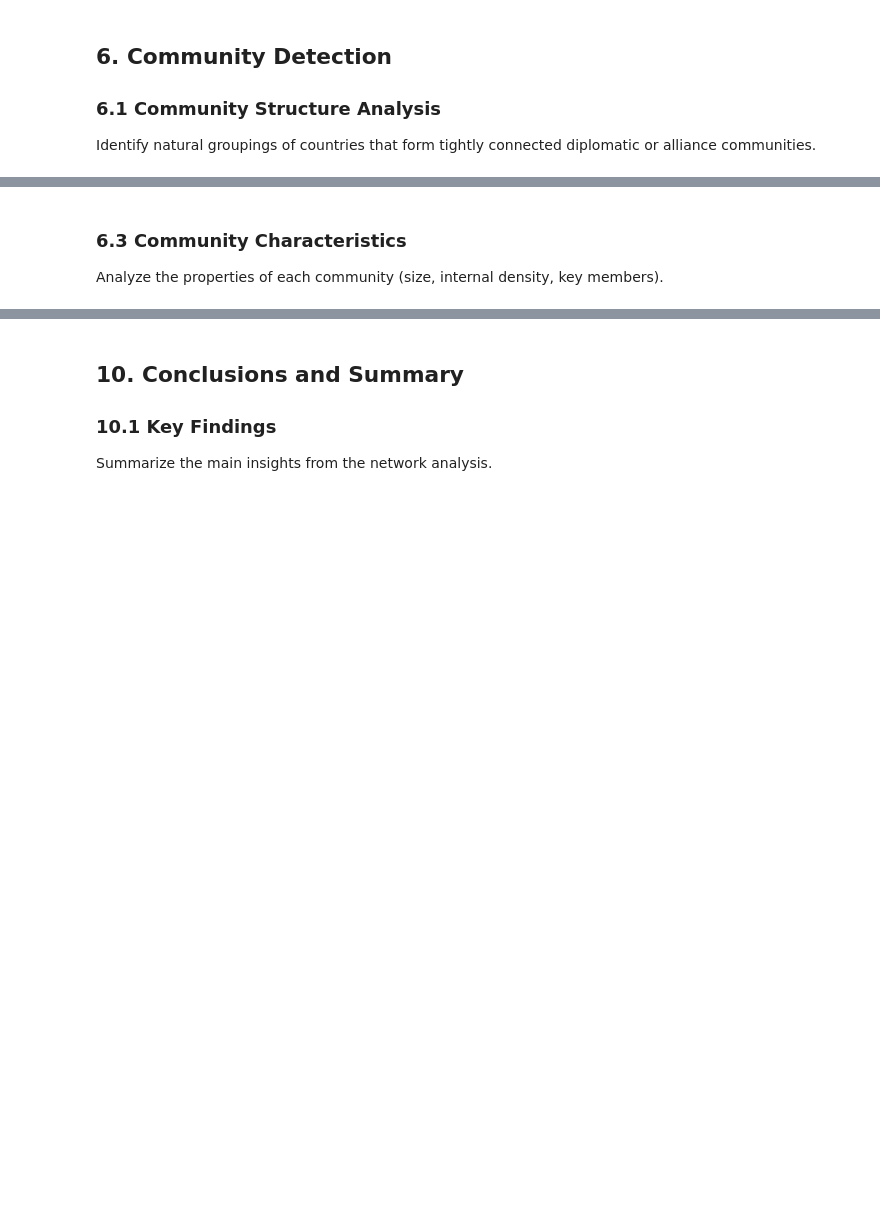
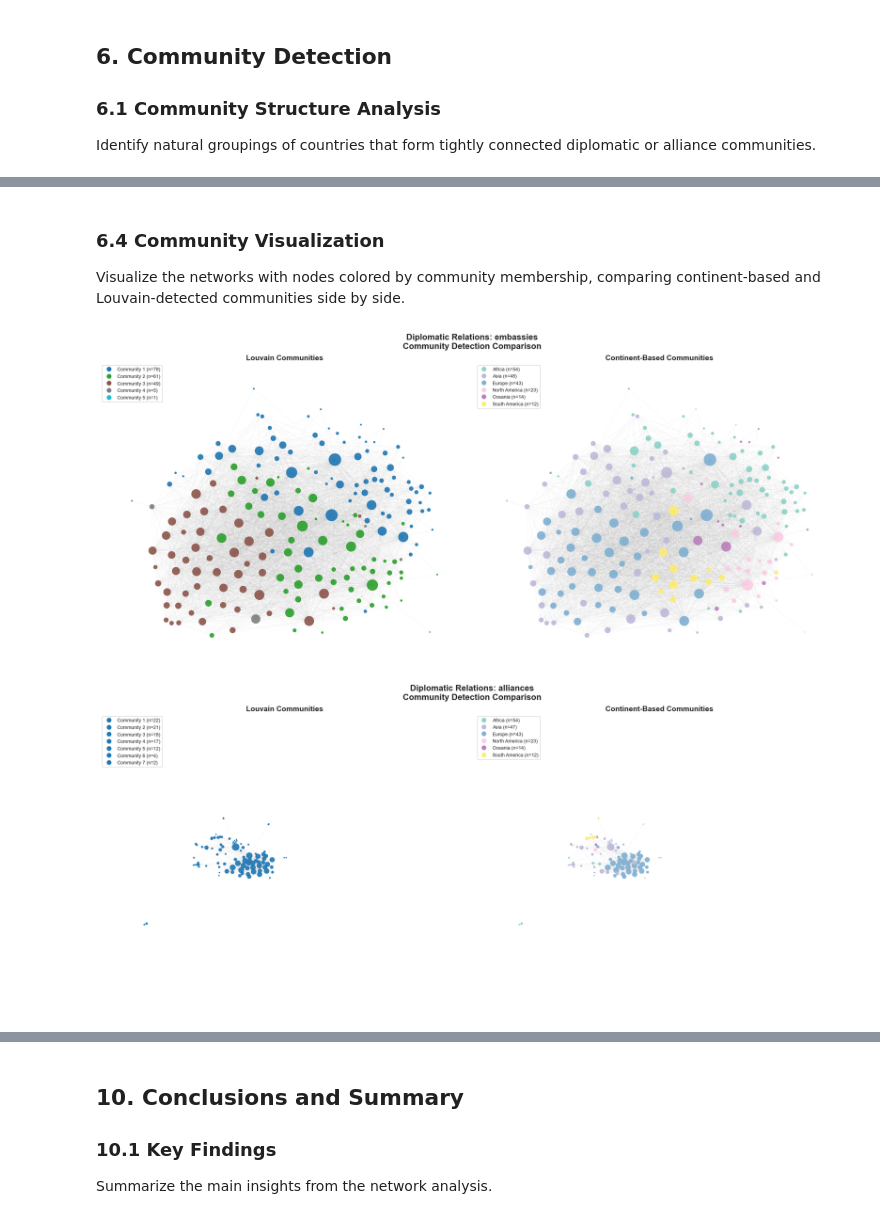
Before and after one commit to benj3542/IP_graph, a Jupyter notebook: AssigmentB.ipynb, the cells around one changed output, grey strips where cells are left out. Drawn from its saved outputs; the diff is of its cells as text; code cells hidden in the pictures; blank space fills up the shorter version.

```diff
--- a/AssigmentB.ipynb
+++ b/AssigmentB.ipynb
@@ -705,0 +1487,41 @@ Visualize the network with communities color-coded to reveal regional, political
+# %%
+# Get the mapping for our graphs
+country_to_continent = get_country_continent_mapping(G_embassy)
+
+# 1. Louvain Communities (structural/data-driven)
+from networkx.algorithms import community as nx_comm
+louvain_comms = list(nx_comm.louvain_communities(G_embassy, seed=42))
+
+# Create node -> Louvain community mapping
+node_to_louvain = {}
+for i, comm in enumerate(louvain_comms):
+    for node in comm:
+        node_to_louvain[node] = i
+
+# 2. Continent-based Communities (geographic/attribute-based)
+continent_communities = {}
+for node in G_embassy.nodes():
+    if node in country_to_continent:
+        continent = country_to_continent[node]
+        if continent not in continent_communities:
+            continent_communities[continent] = set()
+        continent_communities[continent].add(node)
+
+# Create node -> continent mapping for nodes that have continent info
+node_to_continent = {}
+for node in G_embassy.nodes():
+    if node in country_to_continent:
+        node_to_continent[node] = country_to_continent[node]
+
+# 3. Compare Modularity
+mod_louvain = calculate_modularity(G_embassy, node_to_louvain)
+mod_continent = calculate_modularity(G_embassy, node_to_continent)
+
+print("\n=== Community Detection Results ===")
+print(f"Number of Louvain communities: {len(louvain_comms)}")
+print(f"Number of continent communities: {len(continent_communities)}")
+print(f"\nModularity (Louvain): {mod_louvain:.4f}")
+print(f"Modularity (Continent): {mod_continent:.4f}")
+print(f"\nThe {'Louvain' if mod_louvain > mod_continent else 'Continent'} approach has higher modularity.")
+print(f"This means the {'structure-based' if mod_louvain > mod_continent else 'geographic'} communities")
+print(f"have stronger internal connections relative to external connections.")
@@ -706,4 +1660,11 @@ Visualize the network with communities color-coded to reveal regional, political
 # %% [markdown]
-### 6.3 Community Characteristics
+### 6.4 Community Visualization
 
-Analyze the properties of each community (size, internal density, key members).
+Visualize the networks with nodes colored by community membership, comparing continent-based and Louvain-detected communities side by side.
+# %%
+# Visualize communities for each graph
+for graph_name, G in graphs_to_compare.items():
+    visualize_community_comparison(G, graph_name, country_to_continent, resolution=1)
+# %% [output]
+[figure, added]
+[figure, added]
```
Also changed, not shown: parts of 22 cells of this notebook, 3 other files.
